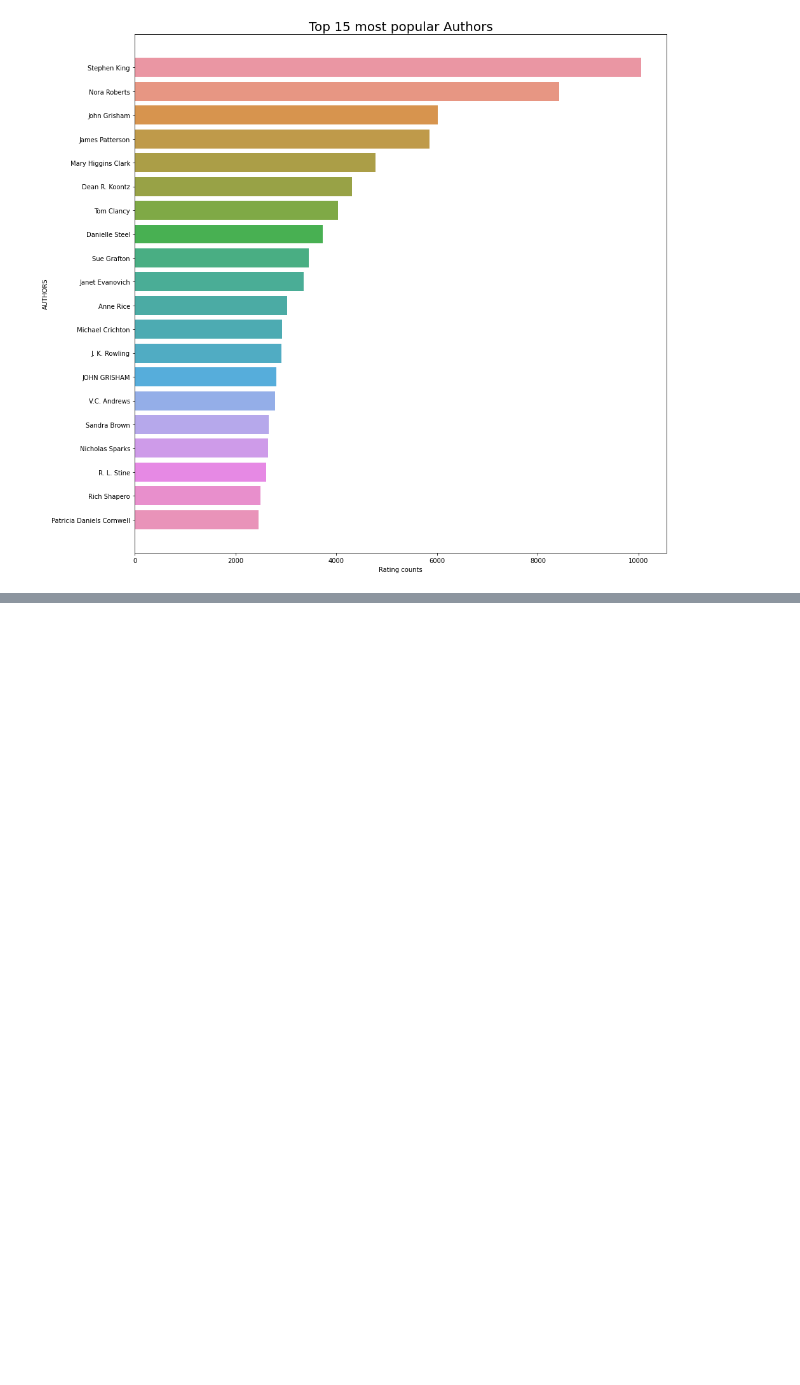
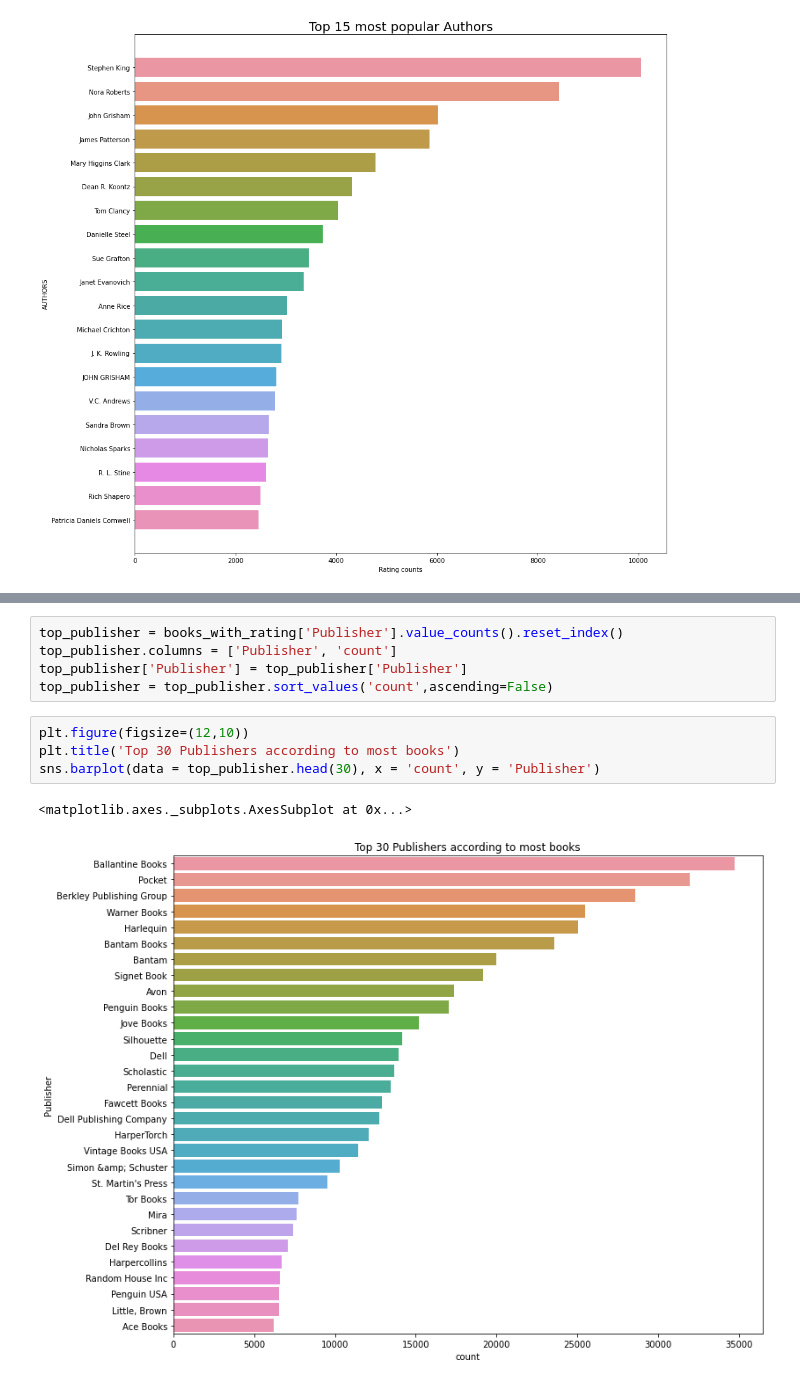
Before and after one commit to amalmon/Book-recommendation-system, a Jupyter notebook: Book_recommendation_system.ipynb, the cells around one changed output, grey strips where cells are left out. Drawn from its saved outputs; the diff is of its cells as text; blank space fills up the shorter version.

```diff
--- a/Book_recommendation_system.ipynb
+++ b/Book_recommendation_system.ipynb
@@ -377,0 +278,12 @@ plt.plot()
+# %%
+top_publisher = books_with_rating['Publisher'].value_counts().reset_index()
+top_publisher.columns = ['Publisher', 'count']
+top_publisher['Publisher'] = top_publisher['Publisher']
+top_publisher = top_publisher.sort_values('count',ascending=False)
+# %%
+plt.figure(figsize=(12,10))
+plt.title('Top 30 Publishers according to most books')
+sns.barplot(data = top_publisher.head(30), x = 'count', y = 'Publisher')
+# %% [output]
+<matplotlib.axes._subplots.AxesSubplot at 0x...>
+[figure, added]
```
Also changed, not shown: parts of 24 cells of this notebook.
